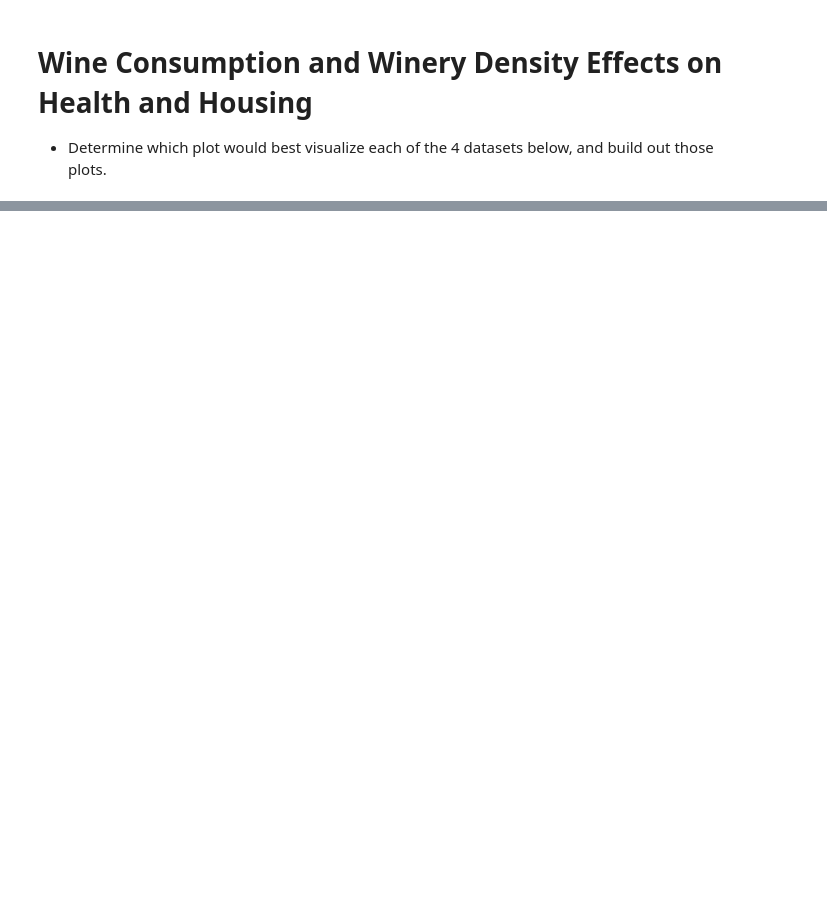
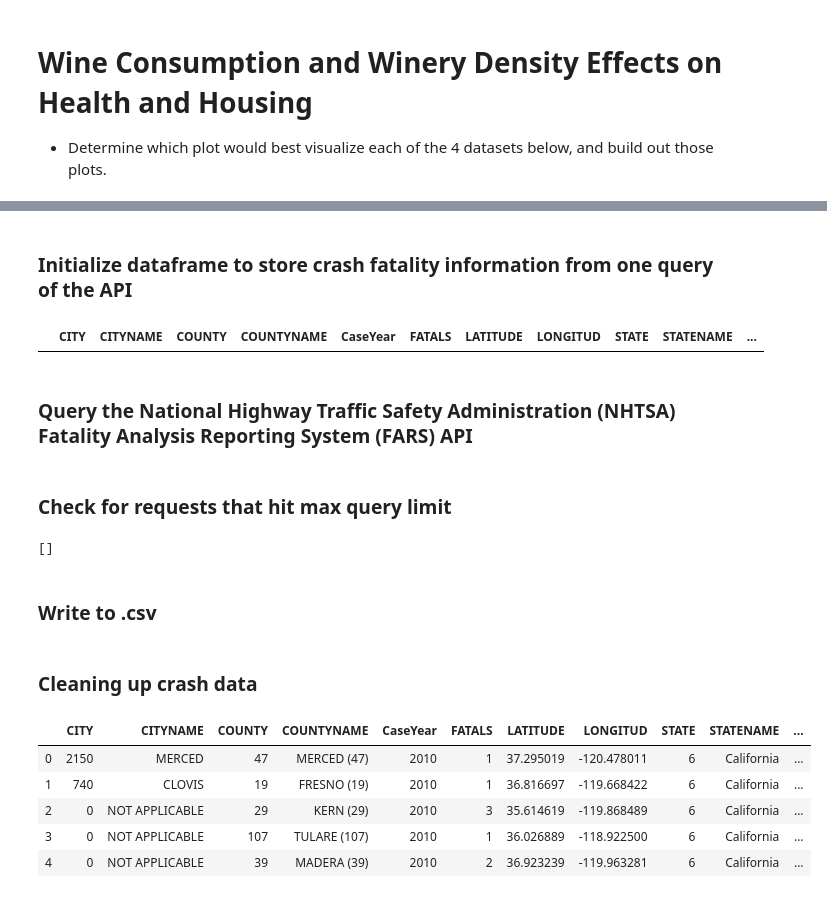
Before and after one commit to epayne323/ProjectOneRepo, a Jupyter notebook: Notebooks/working_EP.ipynb, the cells around one changed output, grey strips where cells are left out. Cells and saved outputs as stored; diff of their text form; code cells hidden in the pictures; blank space fills up the shorter version.

```diff
--- a/Notebooks/working_EP.ipynb
+++ b/Notebooks/working_EP.ipynb
@@ -302,0 +68,23 @@ fig.subplots_adjust(top=.95)
+# %% [markdown]
+### Initialize dataframe to store crash fatality information from one query of the API
+# %%
+# a single request to get the names of the columns
+crashes_loc_base_url = "https://crashviewer.nhtsa.dot.gov/CrashAPI/crashes/GetCrashesByLocation?"
+
+crash_params = \
+    {
+        "fromCaseYear" : "2011",
+        "toCaseYear" : "2011",
+        "state" : "6",
+        "county" : "",
+        "format": "json"
+    }
+response = requests.get(crashes_loc_base_url, params=crash_params).json()
+crash_df = pd.DataFrame(response["Results"][0])
+# removing all rows:
+crash_df = crash_df.drop(crash_df.index[:])
+crash_df.head()
+# %% [output]
+|  | CITY | CITYNAME | COUNTY | COUNTYNAME | CaseYear | FATALS | LATITUDE | LONGITUD | STATE | STATENAME | ... |
+# %% [markdown]
+### Query the National Highway Traffic Safety Administration (NHTSA) Fatality Analysis Reporting System (FARS) API
@@ -302,0 +121,9 @@ fig.subplots_adjust(top=.95)
+# %% [markdown]
+### Check for requests that hit max query limit
+# %%
+# there are no requests where the length is 5000, so we don't need to do more requests
+[x for x in nCrashes if x>4999]
+# %% [output]
+[]
+# %% [markdown]
+### Write to .csv
@@ -302,0 +132,15 @@ fig.subplots_adjust(top=.95)
+# %% [markdown]
+### Cleaning up crash data
+# %%
+# reading in the saved csv so we dont have to request from the API upon reopening notebook
+crash_df=pd.read_csv(os.path.join("..","Data","Raw","crashes_top_5_wine_states_2010-2018.csv"))
+crash_df["FATALS"] = crash_df["FATALS"].astype(int)
+crash_df.drop("Unnamed: 0", axis=1, inplace=True)
+crash_df.head()
+# %% [output]
+|  | CITY | CITYNAME | COUNTY | COUNTYNAME | CaseYear | FATALS | LATITUDE | LONGITUD | STATE | STATENAME | ... |
+| 0 | 2150 | MERCED | 47 | MERCED (47) | 2010 | 1 | 37.295019 | -120.478011 | 6 | California | ... |
+| 1 | 740 | CLOVIS | 19 | FRESNO (19) | 2010 | 1 | 36.816697 | -119.668422 | 6 | California | ... |
+| 2 | 0 | NOT APPLICABLE | 29 | KERN (29) | 2010 | 3 | 35.614619 | -119.868489 | 6 | California | ... |
+| 3 | 0 | NOT APPLICABLE | 107 | TULARE (107) | 2010 | 1 | 36.026889 | -118.922500 | 6 | California | ... |
+| 4 | 0 | NOT APPLICABLE | 39 | MADERA (39) | 2010 | 2 | 36.923239 | -119.963281 | 6 | California | ... |
```
Also changed, not shown: parts of 49 cells of this notebook, 4 other files.
